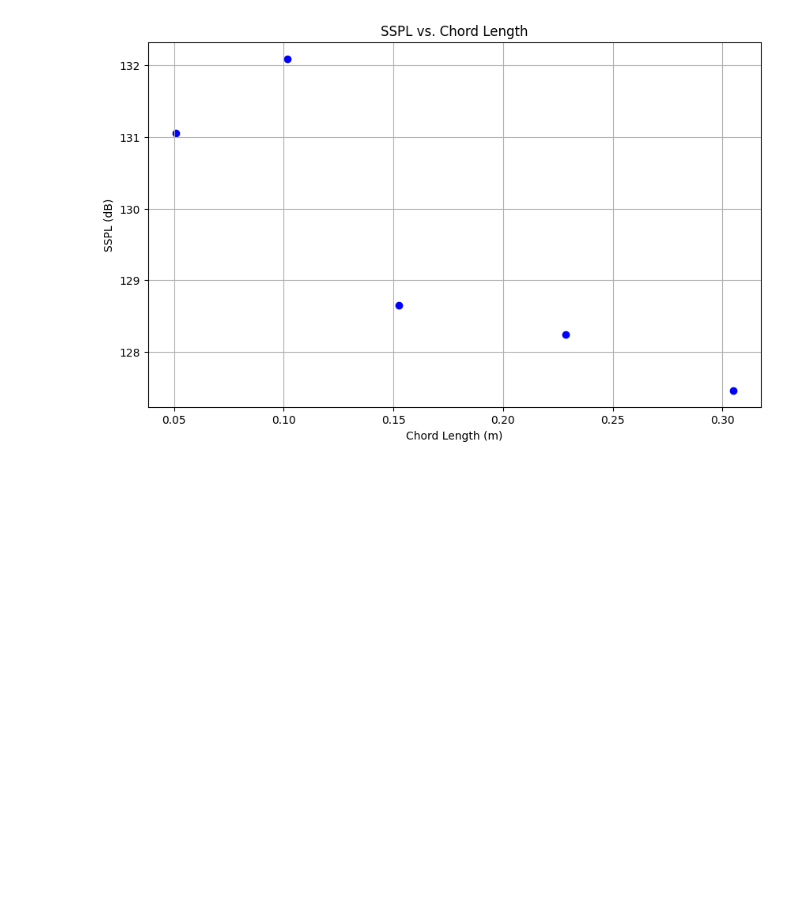
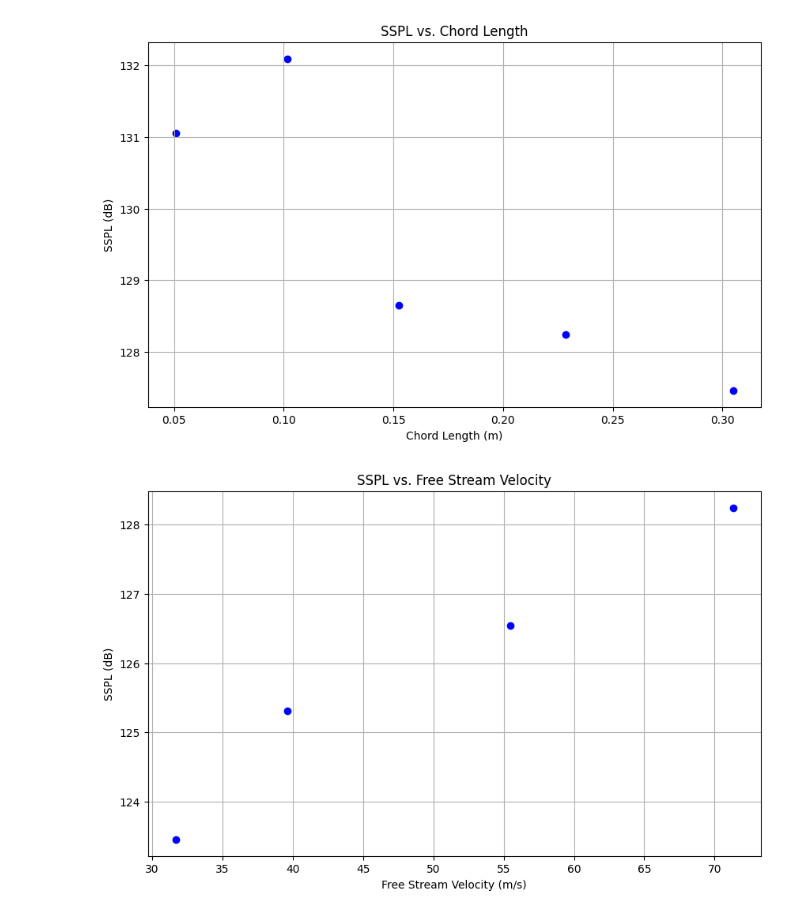
Before and after one commit to not-rudy/Applied-Experimental-Statistics, a Jupyter notebook: NASA_Airfoil_Project.ipynb, the cells around one changed output. Saved outputs shown, nothing was run; the diff lists cells and outputs as text; code cells hidden in the pictures; blank space fills up the shorter version.

```diff
--- a/NASA_Airfoil_Project.ipynb
+++ b/NASA_Airfoil_Project.ipynb
@@ -15,32 +32,47 @@ data = pd.read_csv("/AirfoilSelfNoise.csv")
 Frequency = data['f'] # Frequency, in Hertz [Hz]
 alpha = data['alpha'] # Angle of attack, in degrees [deg]
 chord = data['c'] # Chord Length, in meters [m]
 FreeStream = data['U_infinity'] # Free Stream Velocity, in meters per second [m/s
 delta = data['delta'] # Suction Side Displacement Thickness, in meters [m]
 SSPL = data['SSPL'] # Scaled Sound Pressure Level, in decibels [dB]
 
-## Experiment 1: SSPL as a function of Chord Length
+## Experiment 1: SSPL as a function of Chord Length and FreeS Stream Velocity
 
 # Establish Target Values
 target_freq = 2000 # Target frequency, in Hertz [Hz]
 target_alpha = 0 # Target angle of attack, in degrees [deg]
 target_FreeStream = 71.3 # Target Free Stream Velocity, in meters per second [m/s]
 
 # Create the Constraints for the Chord Length Experiment
 chord_constraint = (Frequency == target_freq) & (alpha == target_alpha) & (FreeStream == target_FreeStream)
 
 # Filter the Data
 chord_filtered = data.loc[chord_constraint, 'c']
 SSPL_filtered = data.loc[chord_constraint, 'SSPL']
 
 # Plotting SSPL as a function of Chord Length
 plt.figure(figsize=(10, 6))
 plt.scatter(chord_filtered, SSPL_filtered, color='blue', label='')
 plt.title('SSPL vs. Chord Length')
 plt.xlabel('Chord Length (m)')
 plt.ylabel('SSPL (dB)')
 plt.grid(True)
+plt.show()
 
-plt.show()
+# Create the Constraints for the Free Stream Experiment
+FreeStream_constraint = (Frequency == target_freq) & (alpha == target_alpha) & (chord == 0.2286)
+
+# Filter the Data
+FreeStream_filtered = data.loc[FreeStream_constraint, 'U_infinity']
+SSPL_filtered = data.loc[FreeStream_constraint, 'SSPL']
+
+# Plotting SSPL as a fuction of Free Stream Velocity
+plt.figure(figsize=(10, 6))
+plt.scatter(FreeStream_filtered, SSPL_filtered, color='blue', label='')
+plt.title('SSPL vs. Free Stream Velocity')
+plt.xlabel('Free Stream Velocity (m/s)')
+plt.ylabel('SSPL (dB)')
+plt.grid(True)
 # %% [output]
 [figure]
+[figure, added]
```
Also changed, not shown: parts of 3 cells of this notebook.
